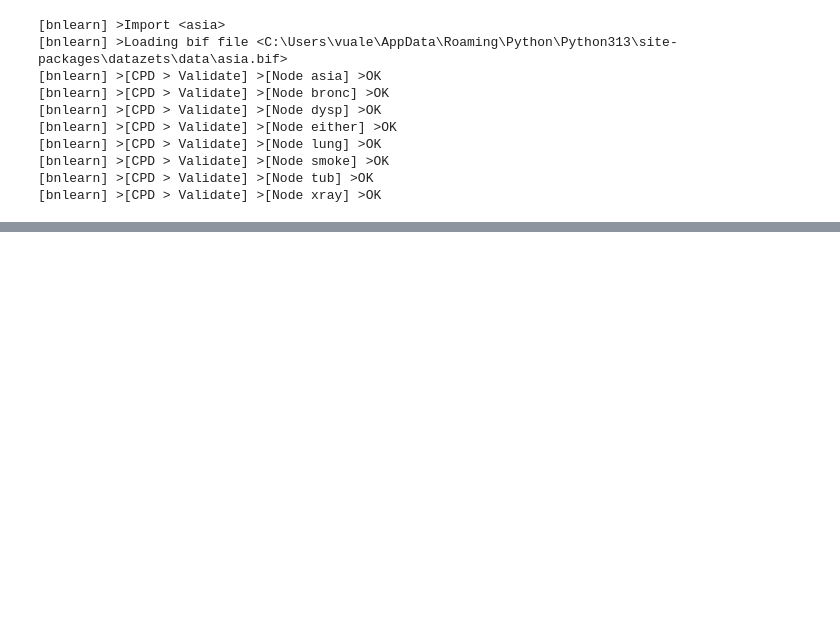
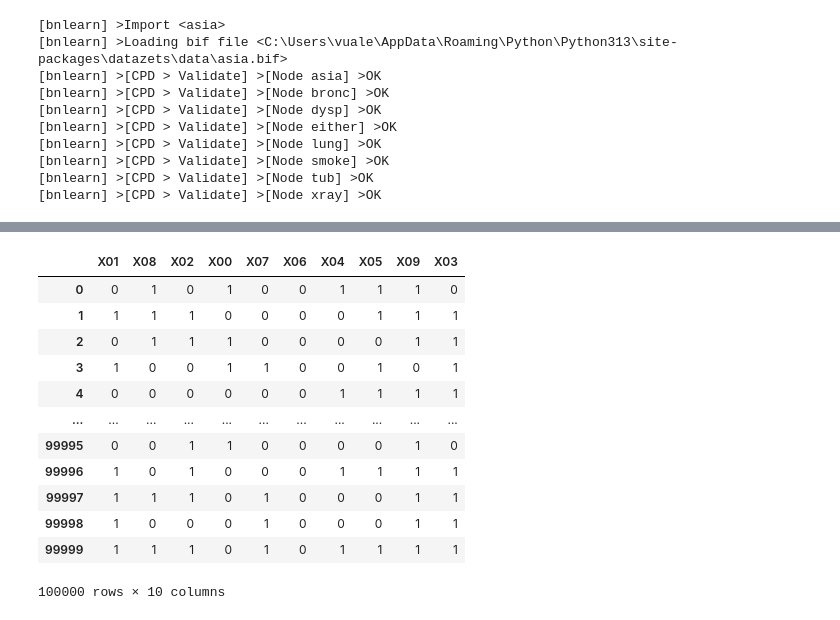
Before and after one commit to alexisvuvietnam/MADI_project, a Jupyter notebook: test.ipynb, the cells around one changed output, grey strips where cells are left out. Cells and saved outputs as stored; diff of their text form; code cells hidden in the pictures; blank space fills up the shorter version.

```diff
--- a/test.ipynb
+++ b/test.ipynb
@@ -149,0 +192,6 @@ graph
+# %%
+n = 10 # Modify this parameter
+domain_size = 2 # Modify this parameter
+
+bayesnet = gum.randomBN(n=n, domain_size=domain_size)
+gnb.showBN(bayesnet)
@@ -149,0 +200,23 @@ graph
+# %%
+g = gum.BNDatabaseGenerator(bayesnet)
+g.setRandomVarOrder()
+g.setDiscretizedLabelModeRandom()
+g.drawSamples(100000)
+df = g.to_pandas()
+for col in df.columns:
+    df[col] = df[col].astype('category').cat.codes
+df
+# %% [output]
+|  | X01 | X08 | X02 | X00 | X07 | X06 | X04 | X05 | X09 | X03 |
+| 0 | 0 | 1 | 0 | 1 | 0 | 0 | 1 | 1 | 1 | 0 |
+| 1 | 1 | 1 | 1 | 0 | 0 | 0 | 0 | 1 | 1 | 1 |
+| 2 | 0 | 1 | 1 | 1 | 0 | 0 | 0 | 0 | 1 | 1 |
+| 3 | 1 | 0 | 0 | 1 | 1 | 0 | 0 | 1 | 0 | 1 |
+| 4 | 0 | 0 | 0 | 0 | 0 | 0 | 1 | 1 | 1 | 1 |
+| ... | ... | ... | ... | ... | ... | ... | ... | ... | ... | ... |
+| 99995 | 0 | 0 | 1 | 1 | 0 | 0 | 0 | 0 | 1 | 0 |
+| 99996 | 1 | 0 | 1 | 0 | 0 | 0 | 1 | 1 | 1 | 1 |
+| 99997 | 1 | 1 | 1 | 0 | 1 | 0 | 0 | 0 | 1 | 1 |
+| 99998 | 1 | 0 | 0 | 0 | 1 | 0 | 0 | 0 | 1 | 1 |
+| 99999 | 1 | 1 | 1 | 0 | 1 | 0 | 1 | 1 | 1 | 1 |
+100000 rows × 10 columns
```
Also changed, not shown: parts of 20 cells of this notebook, 1 other file.
